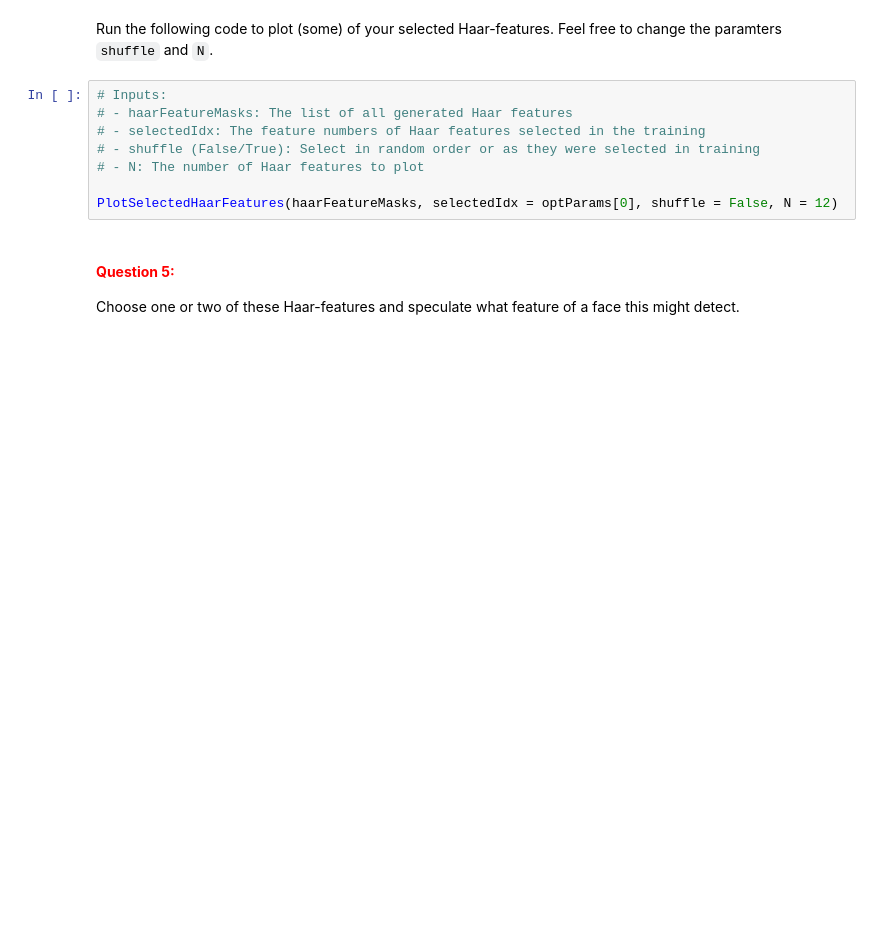
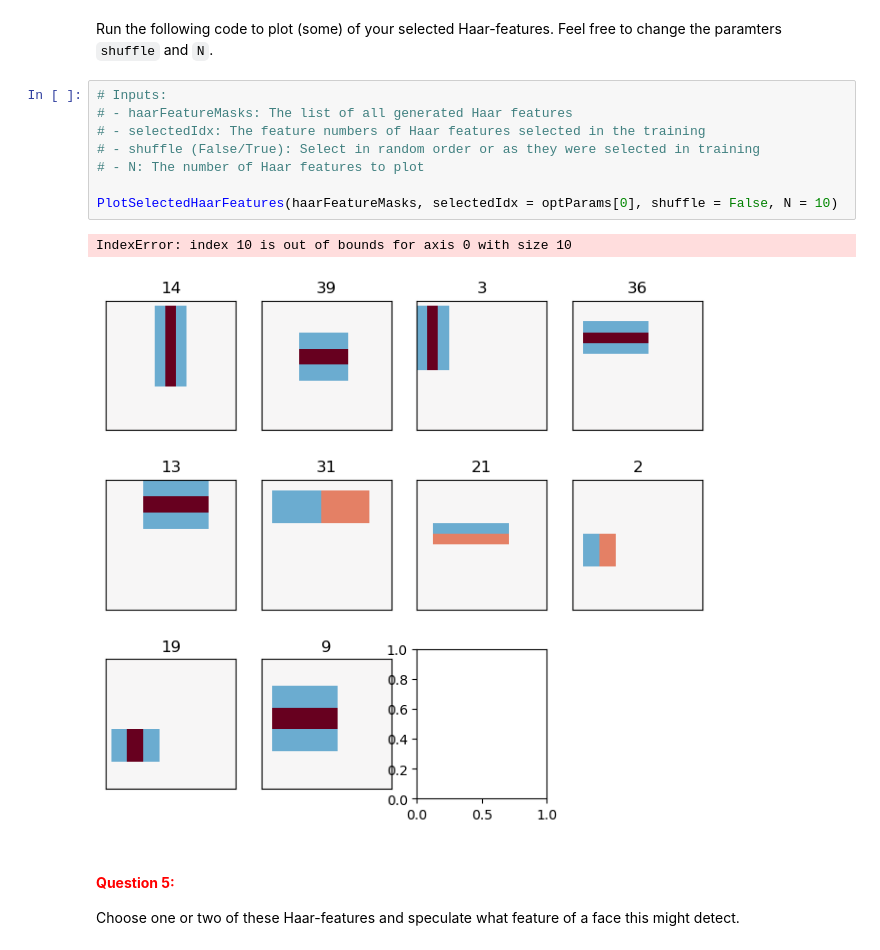
Before and after one commit to chrnas/neural-networks, a Jupyter notebook: A3_Boosting/AdaBoost.ipynb, the cells around one changed output. Saved outputs shown, nothing was run; the diff lists cells and outputs as text; blank space fills up the shorter version.

```diff
--- a/A3_Boosting/AdaBoost.ipynb
+++ b/A3_Boosting/AdaBoost.ipynb
@@ -406,11 +408,14 @@ Run the following code to plot (some) of your selected Haar-features. Feel free
 # %%
 # Inputs:
 # - haarFeatureMasks: The list of all generated Haar features
 # - selectedIdx: The feature numbers of Haar features selected in the training
 # - shuffle (False/True): Select in random order or as they were selected in training
 # - N: The number of Haar features to plot
 
-PlotSelectedHaarFeatures(haarFeatureMasks, selectedIdx = optParams[0], shuffle = False, N = 12)
+PlotSelectedHaarFeatures(haarFeatureMasks, selectedIdx = optParams[0], shuffle = False, N = 10)
+# %% [output]
+IndexError: index 10 is out of bounds for axis 0 with size 10
+[figure, added]
 # %% [markdown]
 #### **<span style="color:red">Question 5:</span>**
 Choose one or two of these Haar-features and speculate what feature of a face this might detect.
```
Also changed, not shown: parts of 5 cells of this notebook, 1 other file.
